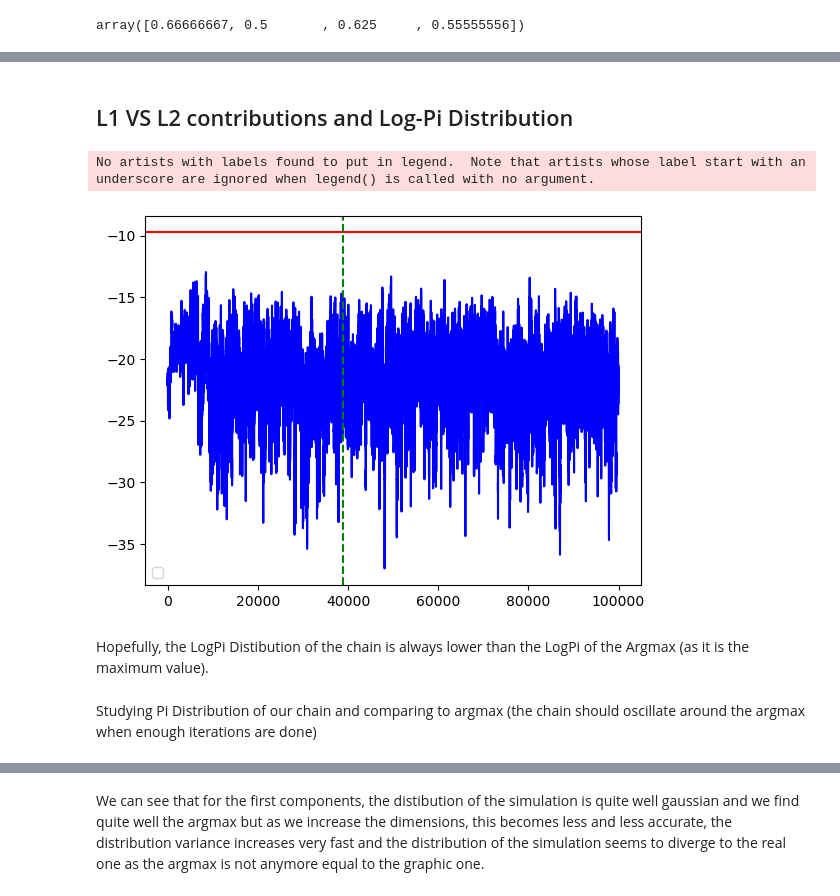
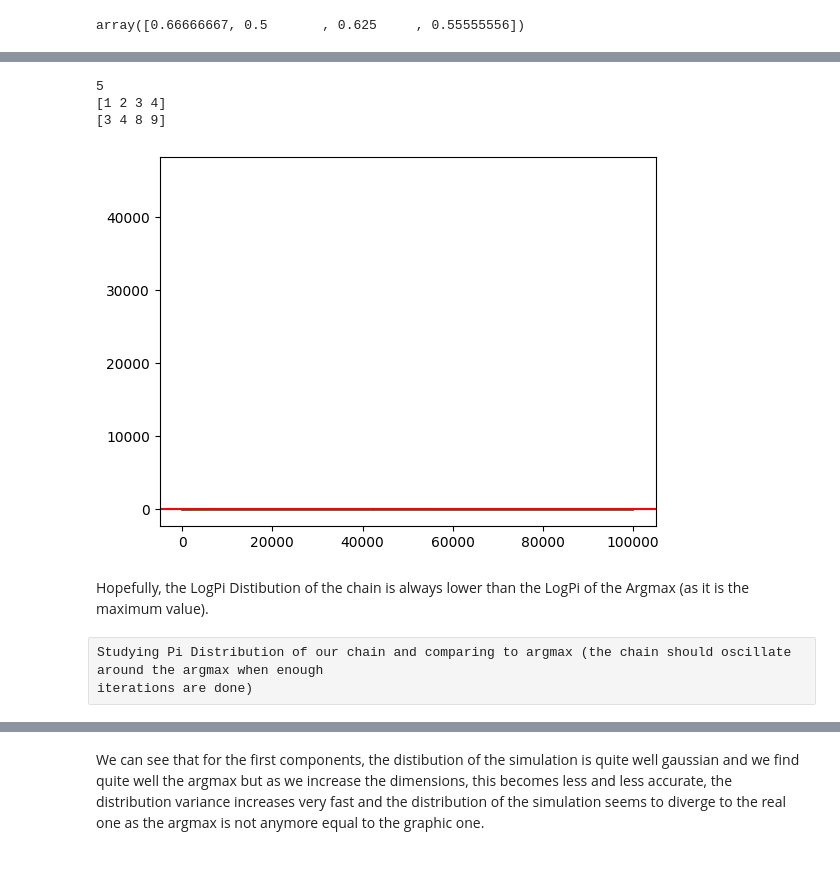
Before and after one commit to vetlerl/mcmc-epidemic, a Jupyter notebook: our_graphics.ipynb, the cells around one changed output, grey strips where cells are left out. Cells and saved outputs as stored; diff of their text form; code cells hidden in the pictures; blank space fills up the shorter version.

```diff
--- a/our_graphics.ipynb
+++ b/our_graphics.ipynb
@@ -260,33 +217,37 @@ plt.show()
-# %% [markdown]
-## L1 VS L2 contributions and Log-Pi Distribution
+# %%
+print(T)
+print(a)
+print(b)
+# %% [output]
+5
+[1 2 3 4]
+[3 4 8 9]
 # %%
 plt.figure()
 #print(sim_theta)
 #print(LogDistributionPi_Tab(sim_theta, Y, A, D, sh, Lambda))
-T = 20
+T = 5
 Lambda = 1
-#Y = Y_simu[Lambda]
-Y=Computation_Y(T,Lambda)
 D = BuildD(T)
 U, Delta, Vt = BuildUVDelta(D)
 A = BuildA(Delta, Vt)
-sh = Buildsh(T, a, b)
-theta_tab, theta_tilde_tab, accepts, gammas, theta_mean,end_subdiff_source = MetropolisHastings(T, Lambda, Y, method = "subdiff_source")
-plt.plot(LogDistributionPi_Tab(theta_tab, Y, A, D, sh, Lambda), color = "blue")
-#plt.plot(L1_tab, color = "green",alpha=0.2,label="L1")
-#plt.plot(L2_tab, color = "black",alpha=0.2,label="L2")
+assert T!=1
+sh = Buildsh(T)
+
+Y = Computation_Y(T, Lambda)
+theta_tab, theta_tilde_tab, accepts, gammas, theta_mean, L1_tab, L2_tab, LogPi_tab = MetropolisHastingsFull(T, Lambda, Y)
+plt.plot(LogPi_tab, color = "blue")
+plt.plot(L1_tab, color = "green")
+plt.plot(L2_tab, color = "black")
 plt.axhline(LogDistributionPi(ComputeArgmax(T, Lambda, Y)[0], Y, A, D, sh, Lambda), color = "red")
-plt.axvline(end_subdiff_source,color="green",linestyle="--")
-plt.legend()
 plt.show()
 # %% [output]
-No artists with labels found to put in legend.  Note that artists whose label start with an underscore are ignored when legend() is called with no argument.
-[figure, old version]
+[figure, new version]
 # %% [markdown]
 Hopefully, the LogPi Distibution of the chain is always lower than the LogPi of the Argmax (as it is the maximum value).
-# %% [markdown]
-Studying Pi Distribution of our chain and comparing to argmax (the chain should oscillate around the argmax when enough
-iterations are done)
+# %% [raw]
+Studying Pi Distribution of our chain and comparing to argmax (the chain should oscillate around the argmax when enough
+iterations are done)
 # %%
 fig, axes = plt.subplots(nrows=T, ncols=1, figsize=(6, 8), sharex=True)
 nb_save=theta_tab.shape[0]
```
Also changed, not shown: parts of 35 cells of this notebook, 1 other file.
